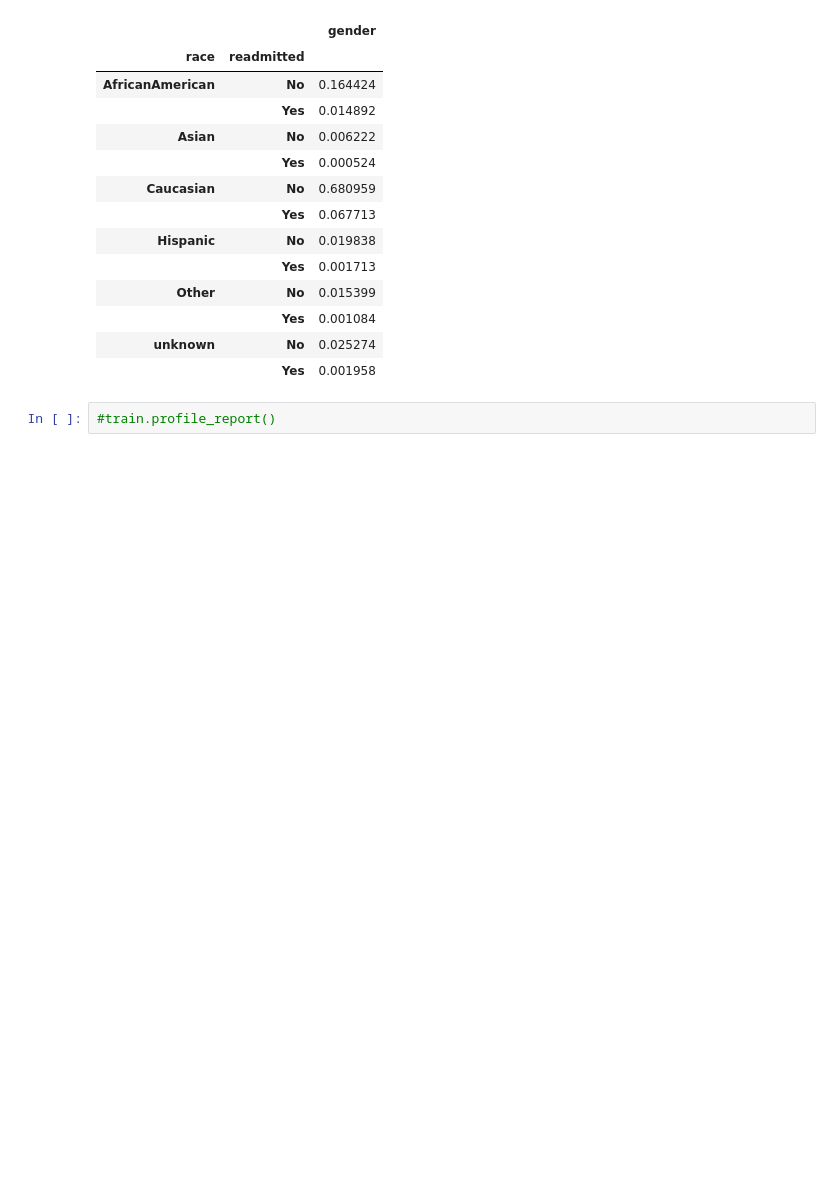
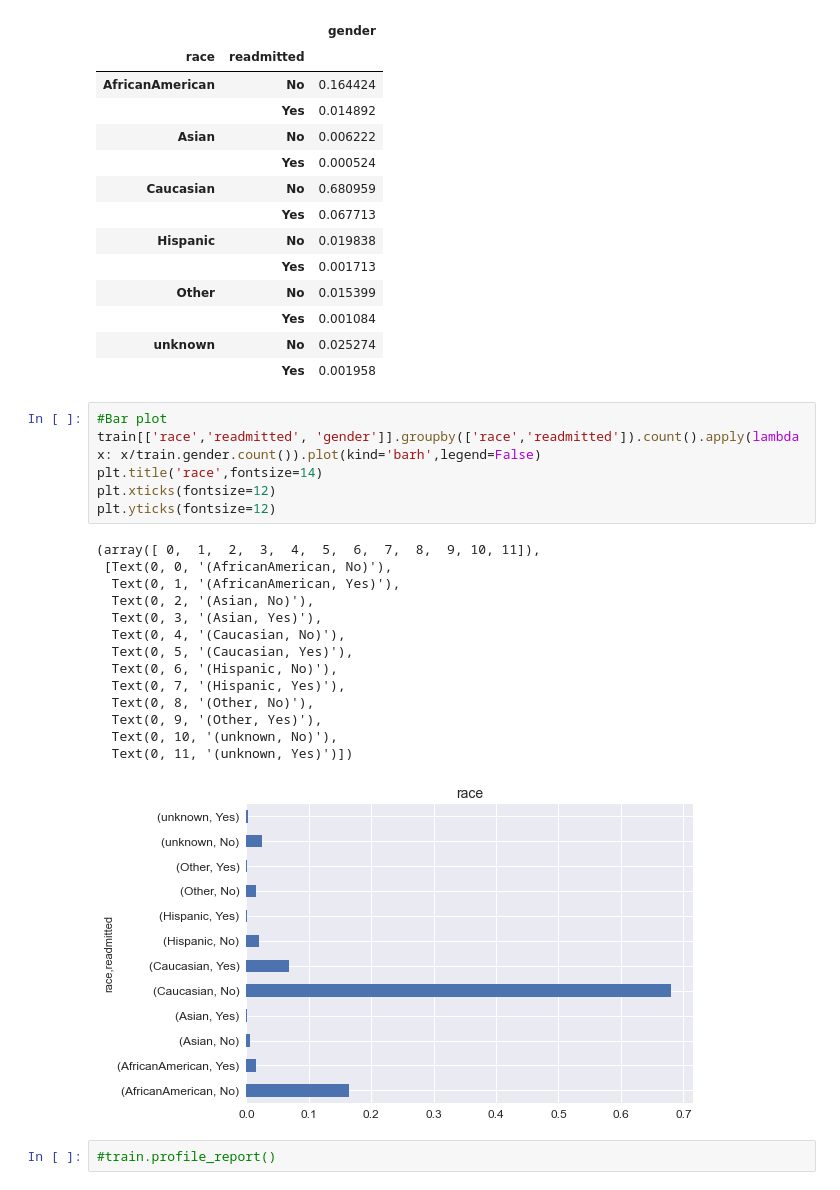
Before and after one commit to sagarwala12/HRRP, a Jupyter notebook: EDA_Final.ipynb, the cells around one changed output. Drawn from its saved outputs; the diff is of its cells as text; blank space fills up the shorter version.

```diff
--- a/EDA_Final.ipynb
+++ b/EDA_Final.ipynb
@@ -477,5 +543,26 @@ train[['race','readmitted', 'gender']].groupby(['race','readmitted']).count().ap
 |  | Yes | 0.001084 |
 | unknown | No | 0.025274 |
 |  | Yes | 0.001958 |
+# %%
+#Bar plot
+train[['race','readmitted', 'gender']].groupby(['race','readmitted']).count().apply(lambda x: x/train.gender.count()).plot(kind='barh',legend=False)
+plt.title('race',fontsize=14)
+plt.xticks(fontsize=12)
+plt.yticks(fontsize=12)
+# %% [output]
+(array([ 0,  1,  2,  3,  4,  5,  6,  7,  8,  9, 10, 11]),
+ [Text(0, 0, '(AfricanAmerican, No)'),
+  Text(0, 1, '(AfricanAmerican, Yes)'),
+  Text(0, 2, '(Asian, No)'),
+  Text(0, 3, '(Asian, Yes)'),
+  Text(0, 4, '(Caucasian, No)'),
+  Text(0, 5, '(Caucasian, Yes)'),
+  Text(0, 6, '(Hispanic, No)'),
+  Text(0, 7, '(Hispanic, Yes)'),
+  Text(0, 8, '(Other, No)'),
+  Text(0, 9, '(Other, Yes)'),
+  Text(0, 10, '(unknown, No)'),
+  Text(0, 11, '(unknown, Yes)')])
+[figure, added]
 # %%
 #train.profile_report()
```
Also changed, not shown: parts of 11 cells of this notebook.
